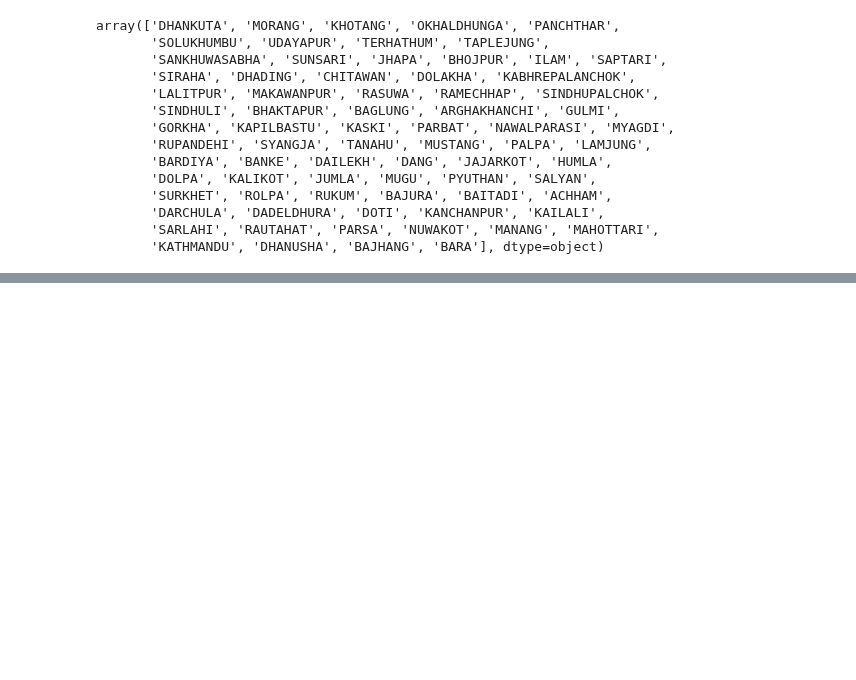
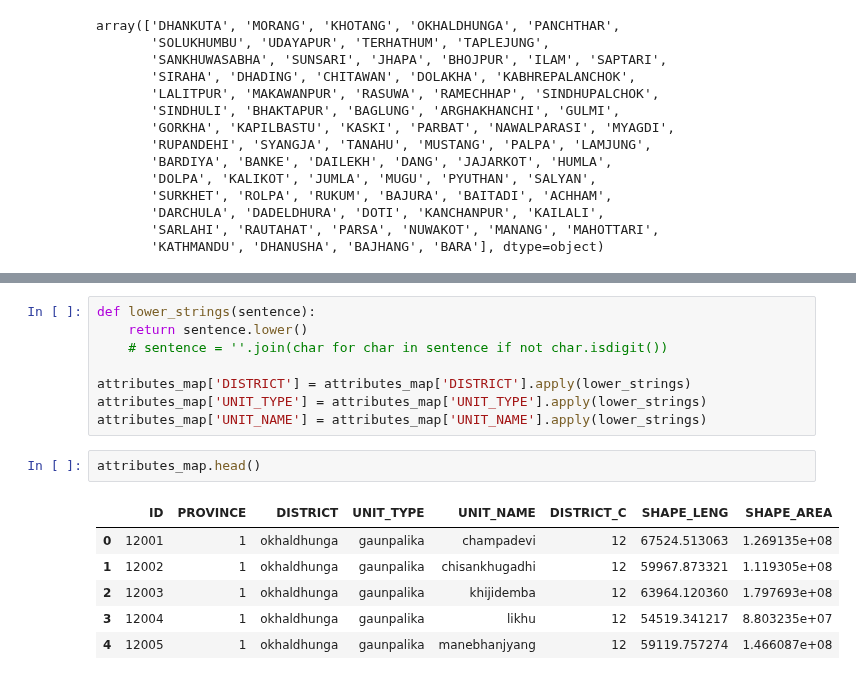
Before and after one commit to chantalwuer/earthquake_damage, a Jupyter notebook: notebooks/CW_Mapping_Wards.ipynb, the cells around one changed output, grey strips where cells are left out. Saved outputs shown, nothing was run; the diff lists cells and outputs as text; blank space fills up the shorter version.

```diff
--- a/notebooks/CW_Mapping_Wards.ipynb
+++ b/notebooks/CW_Mapping_Wards.ipynb
@@ -180,0 +411,17 @@ array(['DHANKUTA', 'MORANG', 'KHOTANG', 'OKHALDHUNGA', 'PANCHTHAR',
+# %%
+def lower_strings(sentence):
+    return sentence.lower()
+    # sentence = ''.join(char for char in sentence if not char.isdigit())
+
+attributes_map['DISTRICT'] = attributes_map['DISTRICT'].apply(lower_strings)
+attributes_map['UNIT_TYPE'] = attributes_map['UNIT_TYPE'].apply(lower_strings)
+attributes_map['UNIT_NAME'] = attributes_map['UNIT_NAME'].apply(lower_strings)
+# %%
+attributes_map.head()
+# %% [output]
+|  | ID | PROVINCE | DISTRICT | UNIT_TYPE | UNIT_NAME | DISTRICT_C | SHAPE_LENG | SHAPE_AREA |
+| 0 | 12001 | 1 | okhaldhunga | gaunpalika | champadevi | 12 | 67524.513063 | 1.269135e+08 |
+| 1 | 12002 | 1 | okhaldhunga | gaunpalika | chisankhugadhi | 12 | 59967.873321 | 1.119305e+08 |
+| 2 | 12003 | 1 | okhaldhunga | gaunpalika | khijidemba | 12 | 63964.120360 | 1.797693e+08 |
+| 3 | 12004 | 1 | okhaldhunga | gaunpalika | likhu | 12 | 54519.341217 | 8.803235e+07 |
+| 4 | 12005 | 1 | okhaldhunga | gaunpalika | manebhanjyang | 12 | 59119.757274 | 1.466087e+08 |
```
Also changed, not shown: parts of 37 cells of this notebook.
